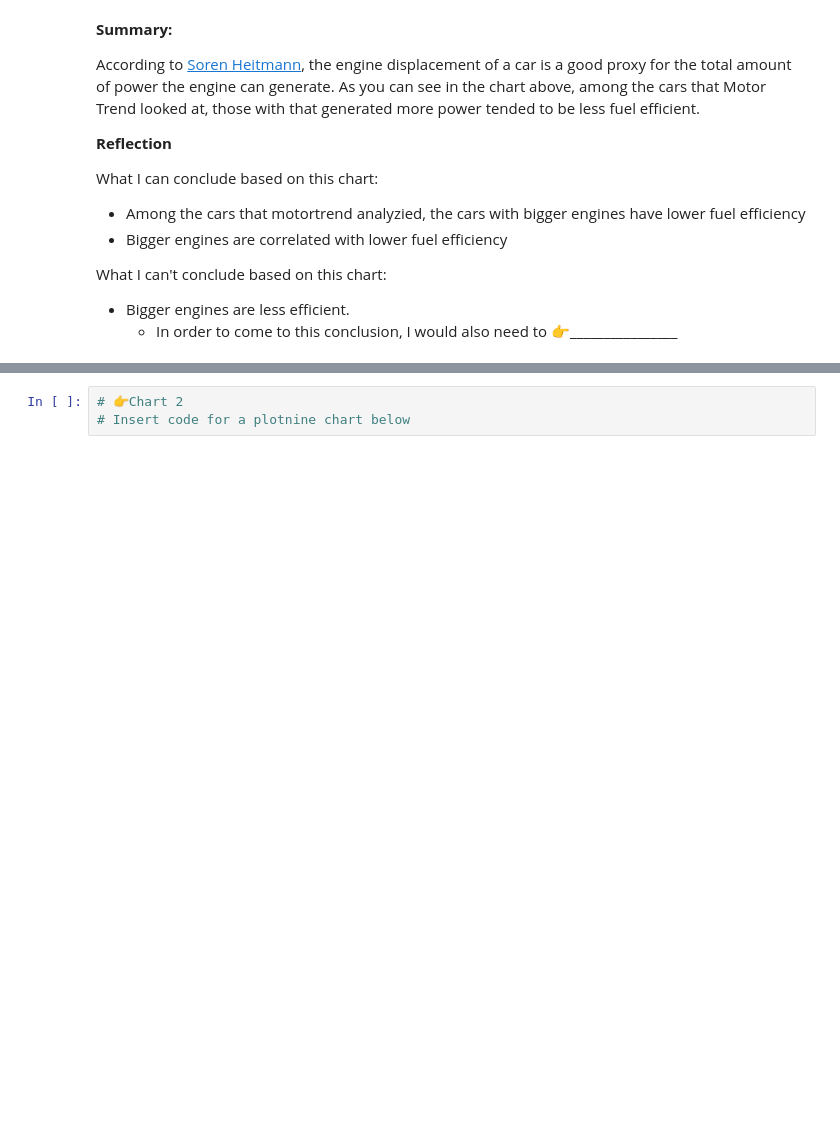
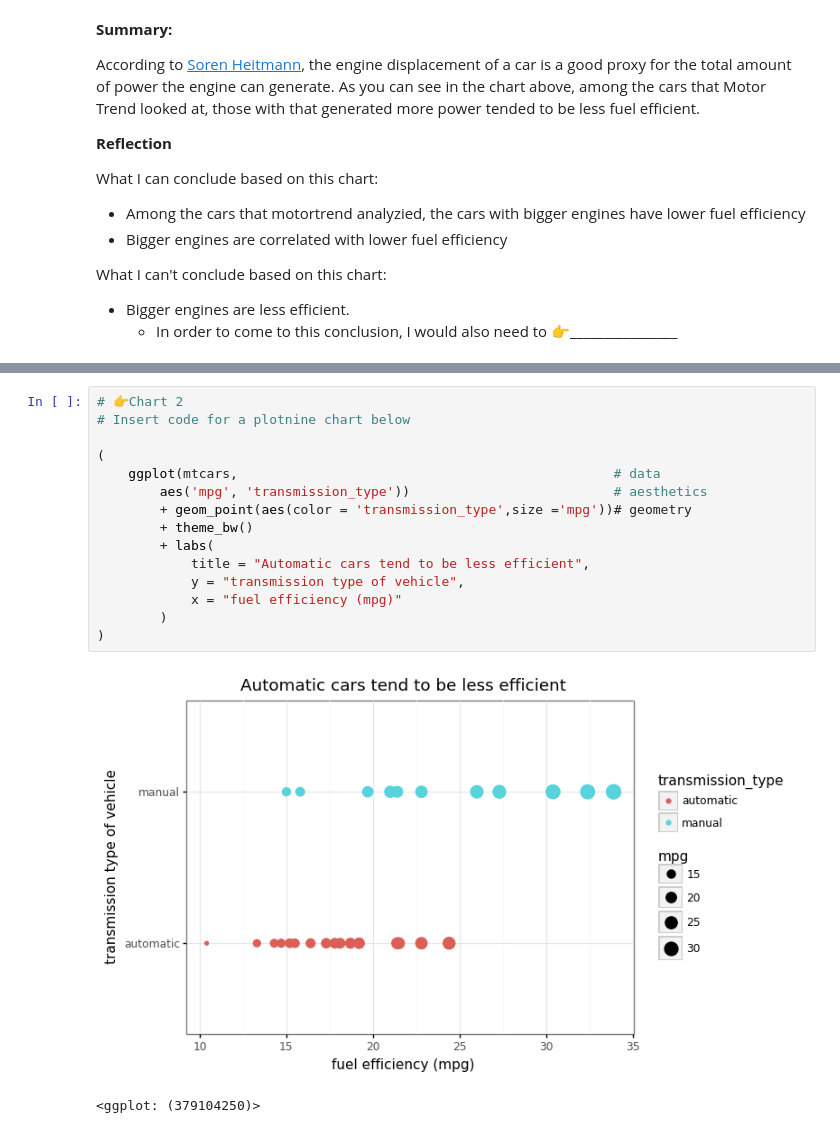
Before and after one commit to code4journalism/learning-plotnine-stephenanti, a Jupyter notebook: practice-plotnine.ipynb, the cells around one changed output, grey strips where cells are left out. Saved outputs shown, nothing was run; the diff lists cells and outputs as text; blank space fills up the shorter version.

```diff
--- a/practice-plotnine.ipynb
+++ b/practice-plotnine.ipynb
@@ -115,5 +148,20 @@ What I can't conclude based on this chart:
 # %%
 # 👉Chart 2
 # Insert code for a plotnine chart below
+
+(
+    ggplot(mtcars,                                                # data
+        aes('mpg', 'transmission_type'))                          # aesthetics
+        + geom_point(aes(color = 'transmission_type',size ='mpg'))# geometry
+        + theme_bw()
+        + labs(
+            title = "Automatic cars tend to be less efficient",
+            y = "transmission type of vehicle",
+            x = "fuel efficiency (mpg)"
+        )
+)
+# %% [output]
+[figure, added]
+<ggplot: (379104250)>
 # %% [markdown]
 **👉Chart 2 Summary**
```
Also changed, not shown: parts of 9 cells of this notebook.
